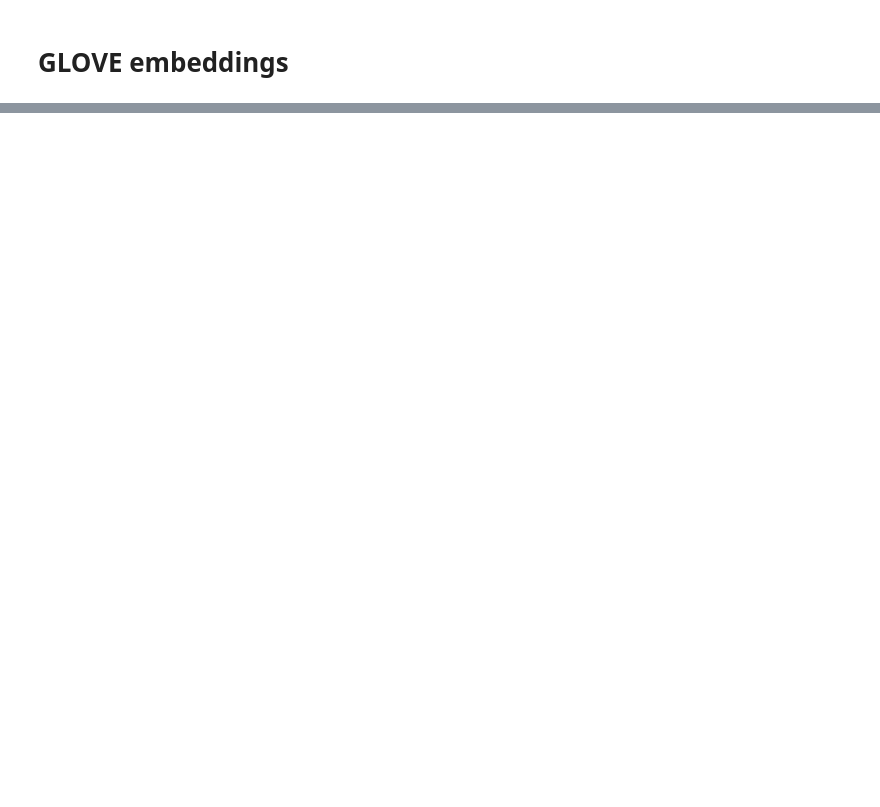
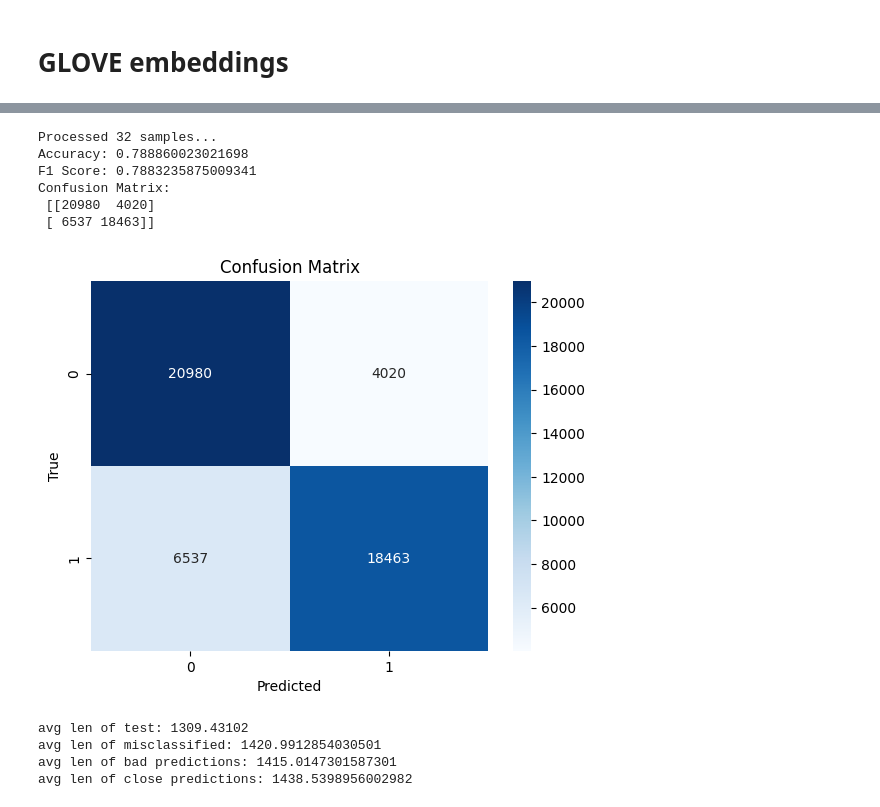
Before and after one commit to DominicLaimx/SC4001-Neural-Network-and-Deep-learning-Project, a Jupyter notebook: Non_transformer.ipynb, the cells around one changed output, grey strips where cells are left out. Drawn from its saved outputs; the diff is of its cells as text; code cells hidden in the pictures; blank space fills up the shorter version.

```diff
--- a/Non_transformer.ipynb
+++ b/Non_transformer.ipynb
@@ -1324,0 +1691,56 @@ print(evaluate(model, test_loader))
+# %%
+import matplotlib.pyplot as plt
+results = test_worst(
+            model,
+            test_loader,
+            criterion,
+            return_preds=True,
+            text_dataset=test_texts,
+        )
+print("Accuracy:", results["acc"])
+print("F1 Score:", results["f1"])
+print("Confusion Matrix:\n", results["confusion_matrix"])
+
+# Plot confusion matrix
+sns.heatmap(results["confusion_matrix"], annot=True, fmt="d", cmap="Blues")
+plt.xlabel("Predicted")
+plt.ylabel("True")
+plt.title(f"Confusion Matrix")
+plt.show()
+# %% [output]
+Processed 32 samples...
+Accuracy: 0.788860023021698
+F1 Score: 0.7883235875009341
+Confusion Matrix:
+ [[20980  4020]
+ [ 6537 18463]]
+[figure, added]
+# %%
+df_wrong = results["misclassified"]
+
+all_pos = df_wrong[df_wrong["true_label"] == "Positive"]
+all_neg = df_wrong[df_wrong["true_label"] == "Negative"]
+
+# Combine them
+all_combined = pd.concat([all_pos, all_neg])
+
+# Save to CSV
+all_combined.to_csv("all_misclassified_CLSTM_best_examples.csv", index=False)
+average_length_test = IMDB_df['review'].str.len().mean()
+print(f"avg len of test: {average_length_test}")
+
+average_length_misclassified = all_combined['text'].str.len().mean()
+print(f"avg len of misclassified: {average_length_misclassified}")
+
+bad_predictions = all_combined[all_combined["pred_conf"]>0.75]
+bad_preds_len = bad_predictions['text'].str.len().mean()
+print(f"avg len of bad predictions: {bad_preds_len}")
+
+close_predictions = all_combined[all_combined["pred_conf"]<=0.75]
+close_preds_len =close_predictions['text'].str.len().mean()
+print(f"avg len of close predictions: {close_preds_len}")
+# %% [output]
+avg len of test: 1309.43102
+avg len of misclassified: 1420.9912854030501
+avg len of bad predictions: 1415.0147301587301
+avg len of close predictions: 1438.5398956002982
```
Also changed, not shown: parts of 68 cells of this notebook.
